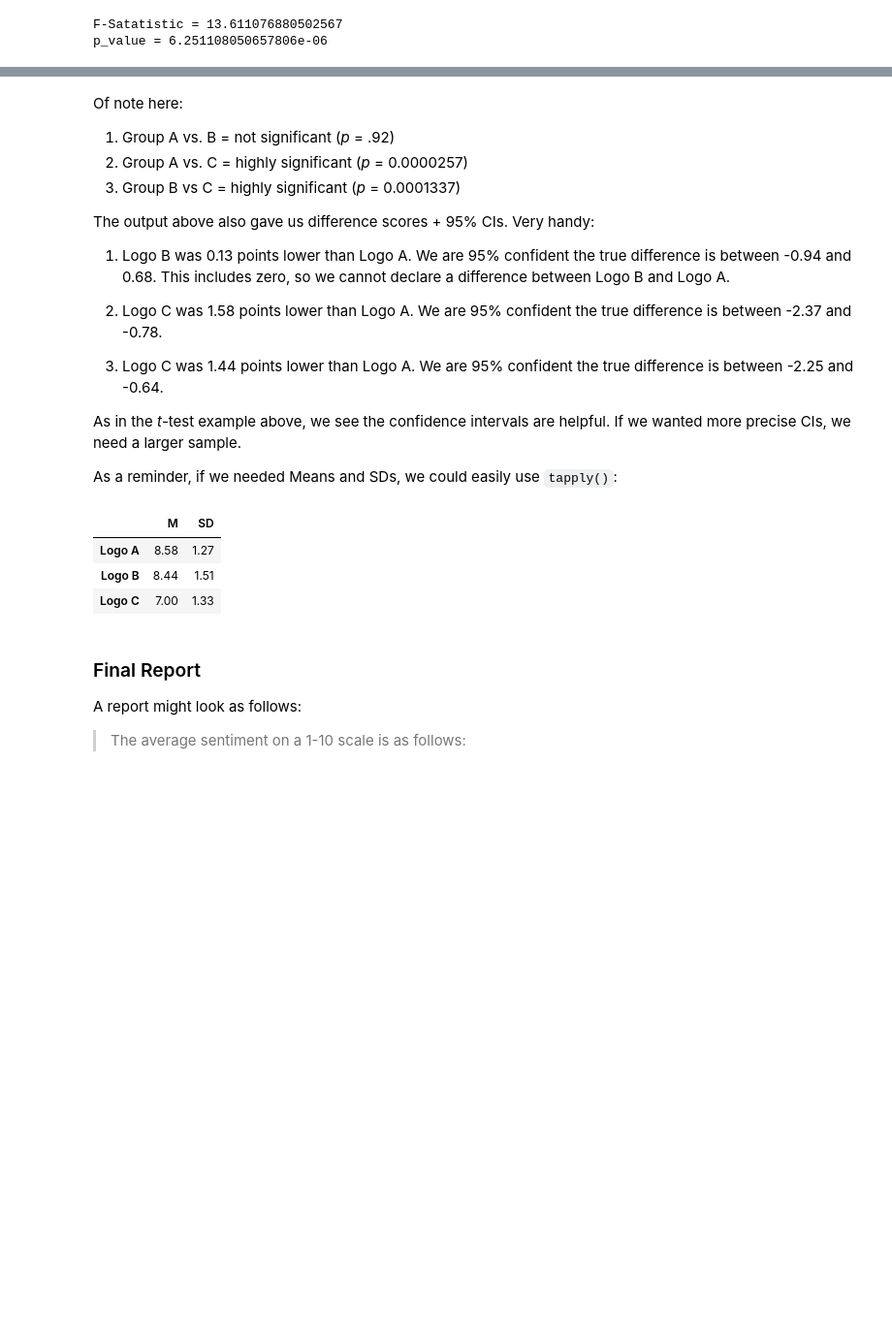
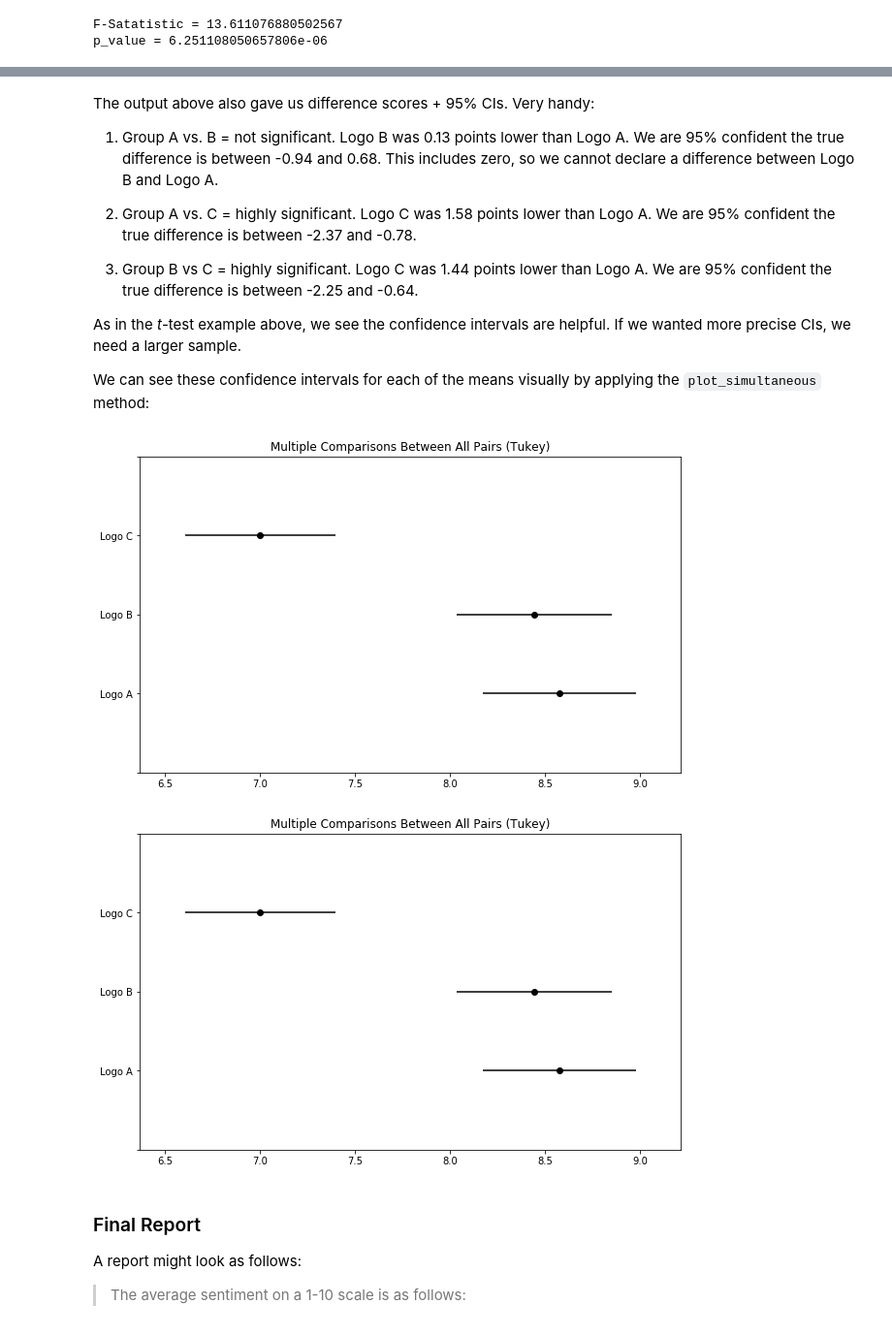
Before and after one commit to Tommytrungto/Research-Methods-for-Data-Science-with-Python, a Jupyter notebook: Module5/Mod5_Lab3_-_Experiments.ipynb, the cells around one changed output, grey strips where cells are left out. Shown at 97% size. Cells and saved outputs as stored; diff of their text form; code cells hidden in the pictures; blank space fills up the shorter version.

```diff
--- a/Module5/Mod5_Lab3_-_Experiments.ipynb
+++ b/Module5/Mod5_Lab3_-_Experiments.ipynb
@@ -631,0 +608,3 @@ Logo C-Logo B -1.4437500 -2.2481347 -0.6393653 0.0001337
+# %%
+Tukey_HSD = pairwise_tukeyhsd(dat.sentiment, dat.logo)
+print(Tukey_HSD)
@@ -632,47 +620,25 @@ Logo C-Logo B -1.4437500 -2.2481347 -0.6393653 0.0001337
 # %% [markdown]
-Of note here:
-
-1.  Group A vs. B = not significant (*p* = .92)
-2.  Group A vs. C = highly significant (*p* = 0.0000257)
-3.  Group B vs C = highly significant (*p* = 0.0001337)
-
 The output above also gave us difference scores + 95% CIs. Very handy:
 
-1.  Logo B was 0.13 points lower than Logo A. We are 95% confident the
+1.  Group A vs. B = not significant. Logo B was 0.13 points lower than Logo A. We are 95% confident the
     true difference is between -0.94 and 0.68. This includes zero, so we
     cannot declare a difference between Logo B and Logo A.
 
-2.  Logo C was 1.58 points lower than Logo A. We are 95% confident the
+2.  Group A vs. C = highly significant. Logo C was 1.58 points lower than Logo A. We are 95% confident the
     true difference is between -2.37 and -0.78.
 
-3.  Logo C was 1.44 points lower than Logo A. We are 95% confident the
+3.  Group B vs C = highly significant. Logo C was 1.44 points lower than Logo A. We are 95% confident the
     true difference is between -2.25 and -0.64.
 
 As in the *t*-test example above, we see the confidence intervals are
 helpful. If we wanted more precise CIs, we need a larger sample.
 
-As a reminder, if we needed Means and SDs, we could easily use
-`tapply()`:
+We can see these confidence intervals for each of the means visually by applying the `plot_simultaneous` method:
-# %%
-#Make Mean and SD Table
-tab.1 <- rbind(
-  round(tapply(dat$sentiment, dat$logo, mean, na.rm=T), 2),
-  round(tapply(dat$sentiment, dat$logo, sd, na.rm=T), 2)
-)
-
-tab.1 <- t(tab.1)
-colnames(tab.1) <- c("M", "SD")
-tab.1
-
-##           M   SD
-## Logo A 8.58 1.27
-## Logo B 8.44 1.51
-## Logo C 7.00 1.33
-# %% [output]
-|  | M | SD |
-| Logo A | 8.58 | 1.27 |
-| Logo B | 8.44 | 1.51 |
-| Logo C | 7.00 | 1.33 |
+# %%
+Tukey_HSD.plot_simultaneous()
+# %% [output]
+[figure, added]
+[figure, added]
 # %% [markdown]
 ### Final Report
 
```
Also changed, not shown: parts of 9 cells of this notebook.
